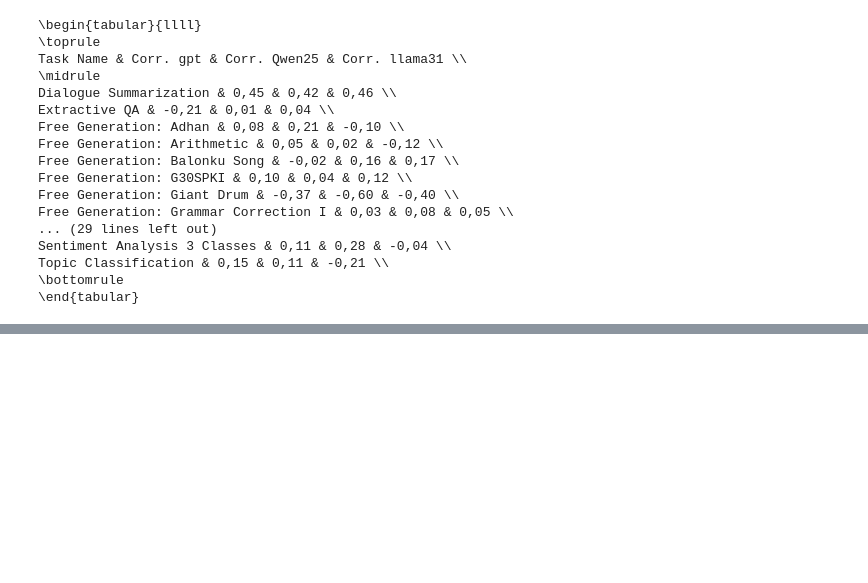
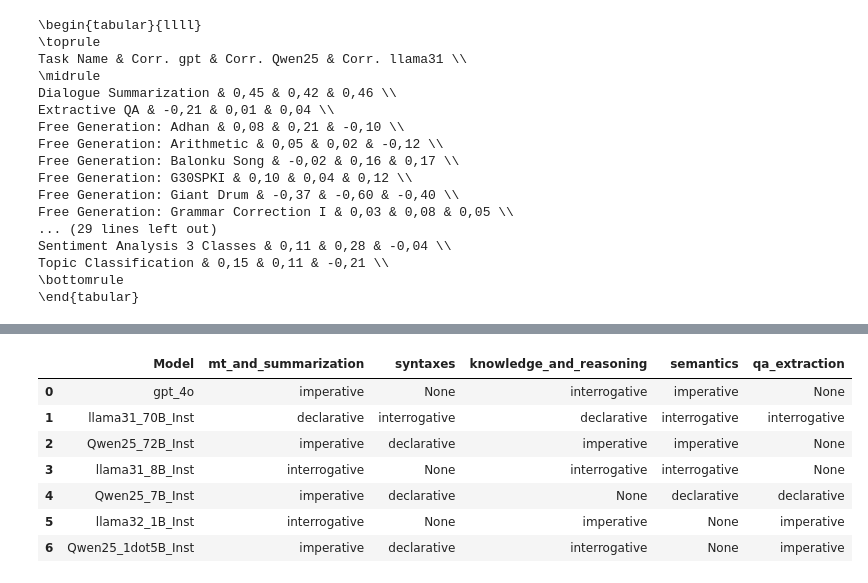
Before and after one commit to rayendito/prompt-fairness, a Jupyter notebook: temporary_scorebind.ipynb, the cells around one changed output, grey strips where cells are left out. Saved outputs shown, nothing was run; the diff lists cells and outputs as text; code cells hidden in the pictures; blank space fills up the shorter version.

```diff
--- a/temporary_scorebind.ipynb
+++ b/temporary_scorebind.ipynb
@@ -372,0 +505,11 @@ Topic Classification & 0,15 & 0,11 & -0,21 \\
+# %%
+pd.DataFrame(n_Ho_rejects_which_df)
+# %% [output]
+|  | Model | mt_and_summarization | syntaxes | knowledge_and_reasoning | semantics | qa_extraction |
+| 0 | gpt_4o | imperative | None | interrogative | imperative | None |
+| 1 | llama31_70B_Inst | declarative | interrogative | declarative | interrogative | interrogative |
+| 2 | Qwen25_72B_Inst | imperative | declarative | imperative | imperative | None |
+| 3 | llama31_8B_Inst | interrogative | None | interrogative | interrogative | None |
+| 4 | Qwen25_7B_Inst | imperative | declarative | None | declarative | declarative |
+| 5 | llama32_1B_Inst | interrogative | None | imperative | None | imperative |
+| 6 | Qwen25_1dot5B_Inst | imperative | declarative | interrogative | None | imperative |
```
Also changed, not shown: parts of 9 cells of this notebook, 1 other file.
